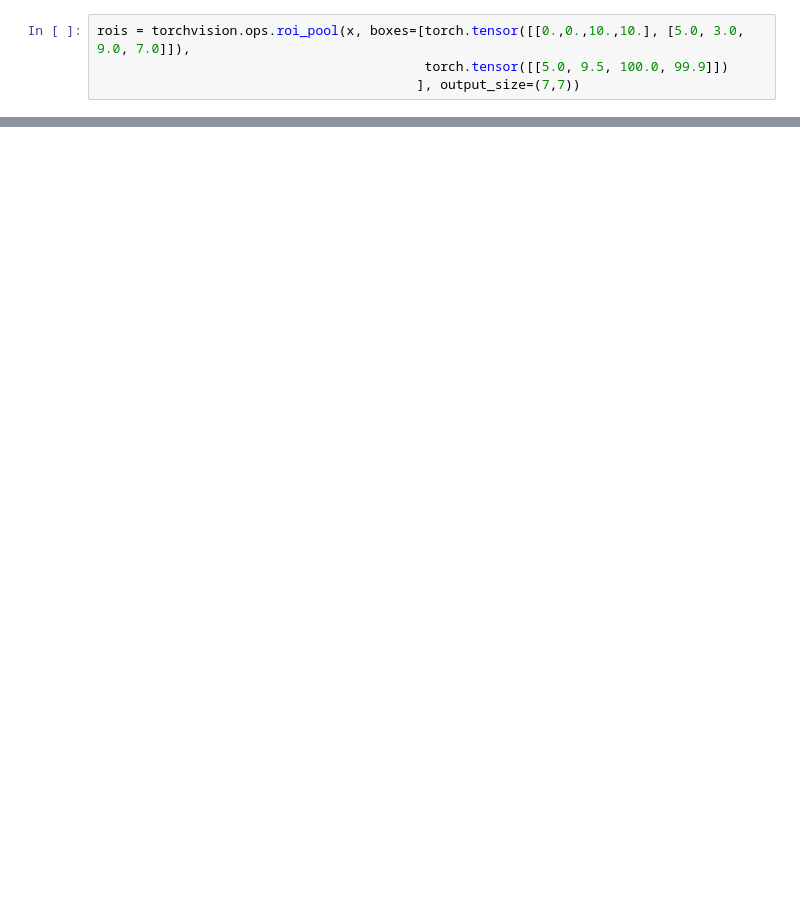
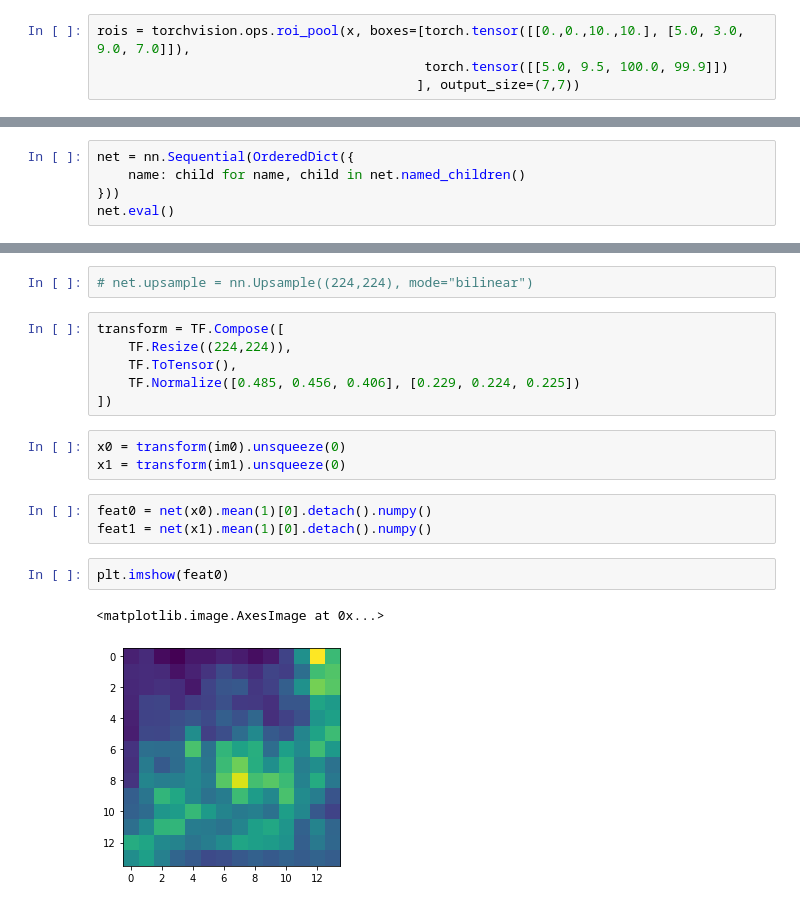
Before and after one commit to youhs4554/gaitanalysis, a Jupyter notebook: playground.ipynb, the cells around one changed output, grey strips where cells are left out. Drawn from its saved outputs; the diff is of its cells as text; blank space fills up the shorter version.

```diff
--- a/playground.ipynb
+++ b/playground.ipynb
@@ -173,0 +140,5 @@ tensor(2.9594)
+# %%
+net = nn.Sequential(OrderedDict({
+    name: child for name, child in net.named_children()
+}))
+net.eval()
@@ -173,0 +163,19 @@ tensor(2.9594)
+# %%
+# net.upsample = nn.Upsample((224,224), mode="bilinear")
+# %%
+transform = TF.Compose([
+    TF.Resize((224,224)),
+    TF.ToTensor(),
+    TF.Normalize([0.485, 0.456, 0.406], [0.229, 0.224, 0.225])
+])
+# %%
+x0 = transform(im0).unsqueeze(0)
+x1 = transform(im1).unsqueeze(0)
+# %%
+feat0 = net(x0).mean(1)[0].detach().numpy()
+feat1 = net(x1).mean(1)[0].detach().numpy()
+# %%
+plt.imshow(feat0)
+# %% [output]
+<matplotlib.image.AxesImage at 0x...>
+[figure, added]
```
Also changed, not shown: parts of 23 cells of this notebook, 6 other files.
